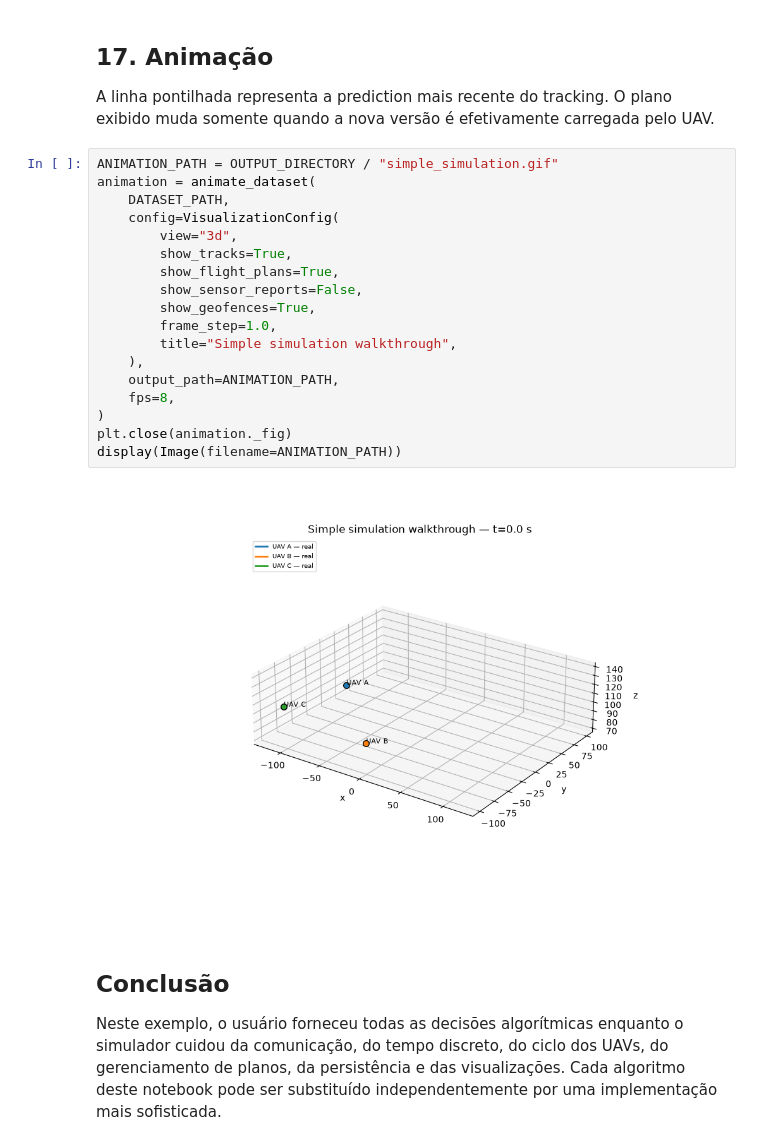
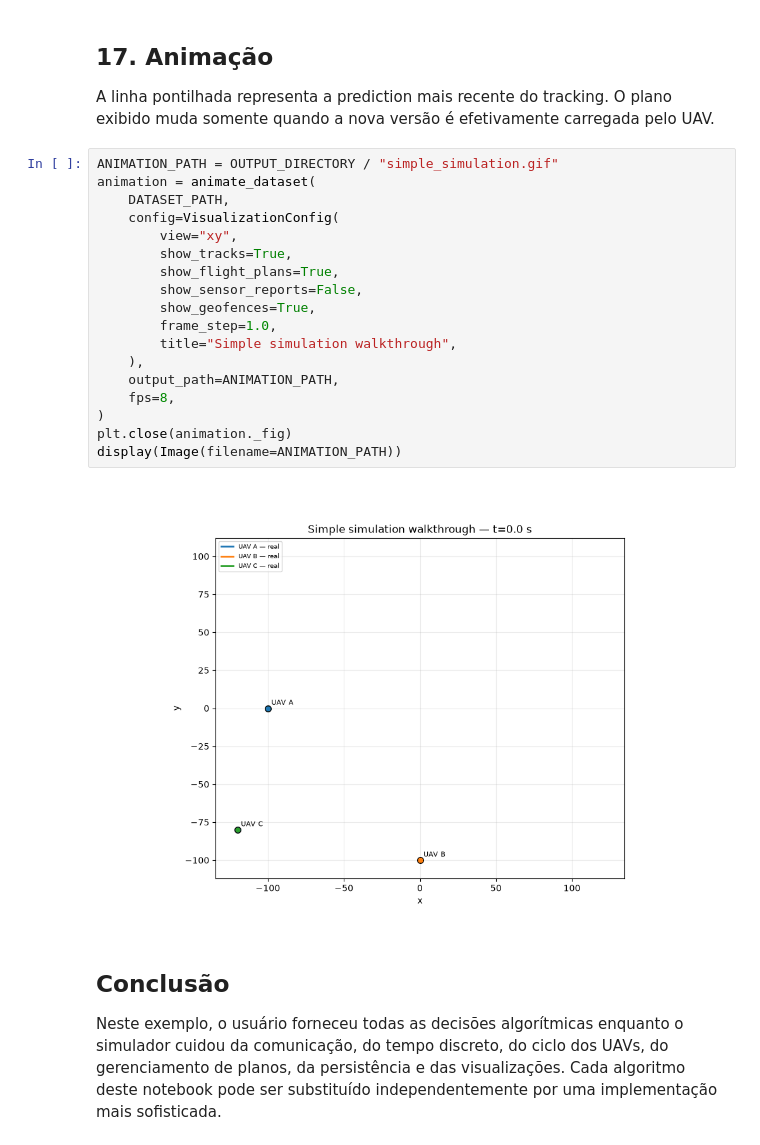
Before and after one commit to caio-bianchi/musas, a Jupyter notebook: Walkthrough/Simple Simulation Walkthrough.ipynb, the cells around one changed output. Cells and saved outputs as stored; diff of their text form.

```diff
--- a/Walkthrough/Simple Simulation Walkthrough.ipynb
+++ b/Walkthrough/Simple Simulation Walkthrough.ipynb
@@ -805,23 +805,23 @@ A linha pontilhada representa a prediction mais recente do tracking. O plano exi
 # %%
 ANIMATION_PATH = OUTPUT_DIRECTORY / "simple_simulation.gif"
 animation = animate_dataset(
     DATASET_PATH,
     config=VisualizationConfig(
-        view="3d",
+        view="xy",
         show_tracks=True,
         show_flight_plans=True,
         show_sensor_reports=False,
         show_geofences=True,
         frame_step=1.0,
         title="Simple simulation walkthrough",
     ),
     output_path=ANIMATION_PATH,
     fps=8,
 )
 plt.close(animation._fig)
 display(Image(filename=ANIMATION_PATH))
 # %% [output]
-[figure, old version]
+[figure, new version]
 # %% [markdown]
 ## Conclusão
 
```
Also changed, not shown: 8 other files.
